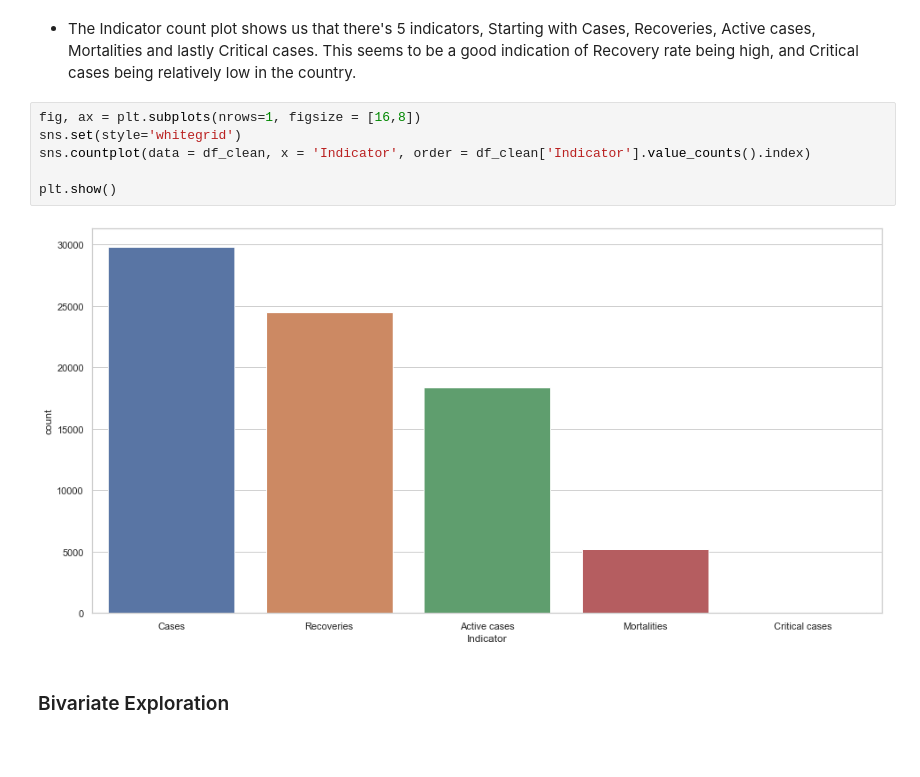
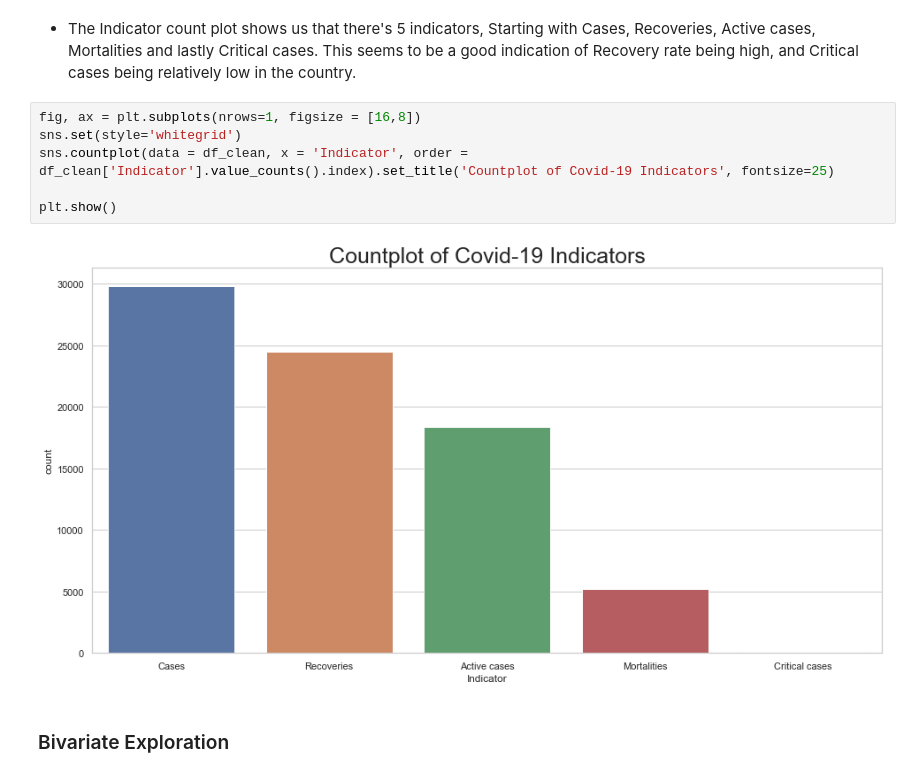
Before and after one commit to Fatima22x/Communicate-Data-Findings-DAND-Udacity, a Jupyter notebook: exploration_template.ipynb, the cells around one changed output. Drawn from its saved outputs; the diff is of its cells as text; blank space fills up the shorter version.

```diff
--- a/exploration_template.ipynb
+++ b/exploration_template.ipynb
@@ -289,11 +288,11 @@ plt.show()
 # %%
 fig, ax = plt.subplots(nrows=1, figsize = [16,8])
 sns.set(style='whitegrid')
-sns.countplot(data = df_clean, x = 'Indicator', order = df_clean['Indicator'].value_counts().index)
+sns.countplot(data = df_clean, x = 'Indicator', order = df_clean['Indicator'].value_counts().index).set_title('Countplot of Covid-19 Indicators', fontsize=25)
 
 plt.show()
 # %% [output]
-[figure, old version]
+[figure, new version]
 # %% [markdown]
 ### Bivariate Exploration
 # %% [markdown]
```
Also changed, not shown: parts of 8 cells of this notebook, 2 other files.
